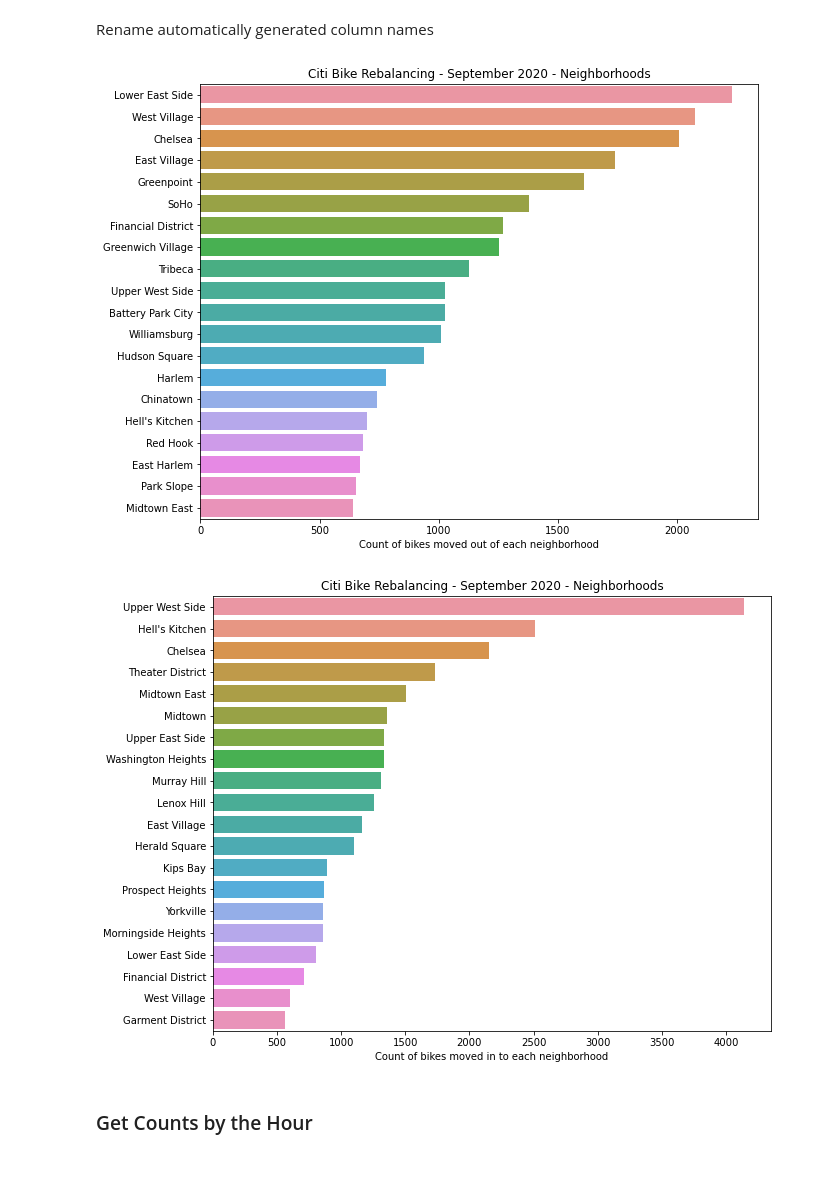
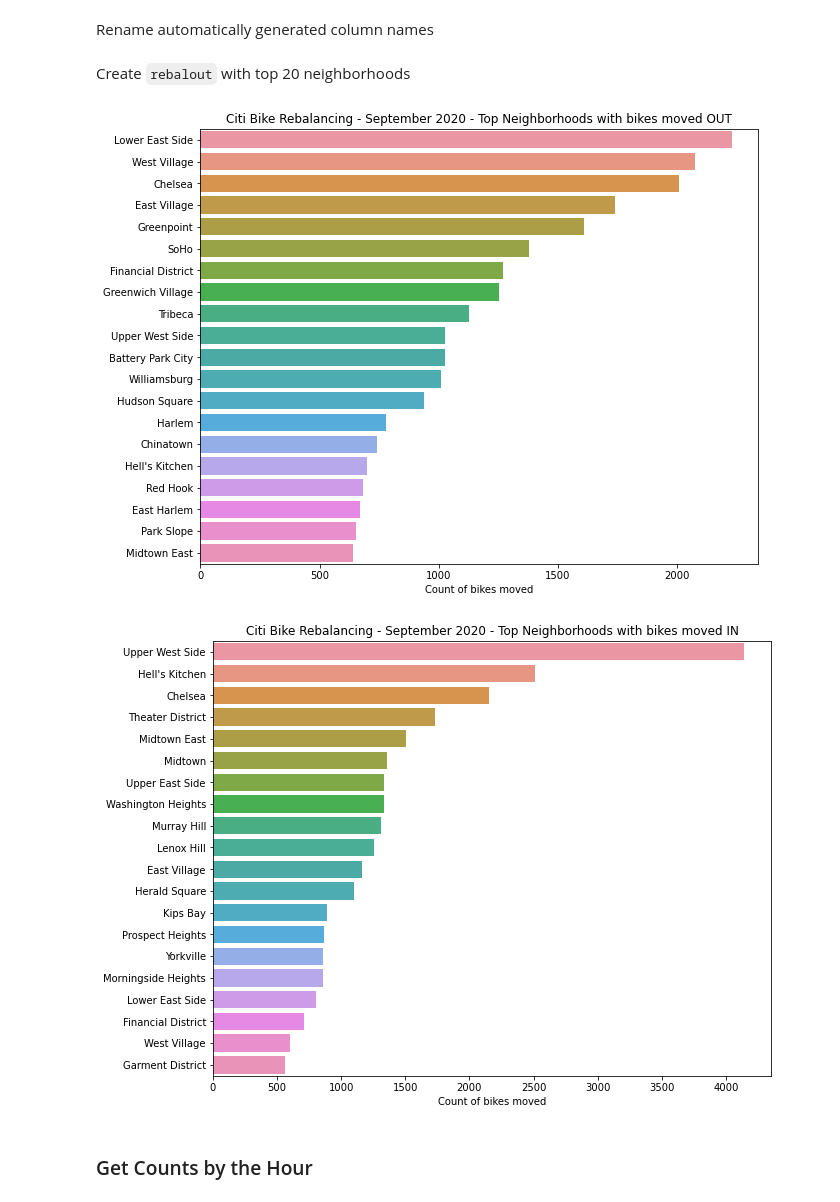
Before and after one commit to ckran/bikeshare, a Jupyter notebook: rebalancing.ipynb, the cells around one changed output. Cells and saved outputs as stored; diff of their text form; code cells hidden in the pictures; blank space fills up the shorter version.

```diff
--- a/rebalancing.ipynb
+++ b/rebalancing.ipynb
@@ -215,24 +223,26 @@ Rename automatically generated column names
 dfrebal.rename(columns =
         {'station name_x':'start station name','station name_y':'end station name',\
          'neighborhood_x':'start neighborhood','neighborhood_y':'end neighborhood'}, inplace = True)
+# %% [markdown]
+Create `rebalout` with top 20 neighborhoods
 # %%
 rebalout = dfrebal['start neighborhood'].astype('str').value_counts()[:20]
 # %%
 plt.figure(figsize=(10,8))
-plt.title('Citi Bike Rebalancing - September 2020 - Neighborhoods'  )
-plt.xlabel('Count of bikes moved out of each neighborhood')
+plt.title('Citi Bike Rebalancing - September 2020 - Top Neighborhoods with bikes moved OUT'  )
+plt.xlabel('Count of bikes moved')
 sns.barplot( x=rebalout.values, y=rebalout.index,  orient="h" ) ;
 # %% [output]
-[figure, old version]
+[figure, new version]
 # %%
 rebalin = dfrebal['end neighborhood'].astype('str').value_counts()[:20]
 # %%
 plt.figure(figsize=(10,8))
-plt.title('Citi Bike Rebalancing - September 2020 - Neighborhoods'  )
-plt.xlabel('Count of bikes moved in to each neighborhood')
+plt.title('Citi Bike Rebalancing - September 2020 - Top Neighborhoods with bikes moved IN'  )
+plt.xlabel('Count of bikes moved')
 sns.barplot( x=rebalin.values, y=rebalin.index,  orient="h" ) ;
 # %% [output]
-[figure, old version]
+[figure, new version]
 # %% [markdown]
 ### Get Counts by the Hour
 # %% [markdown]
```
Also changed, not shown: parts of 7 cells of this notebook.
